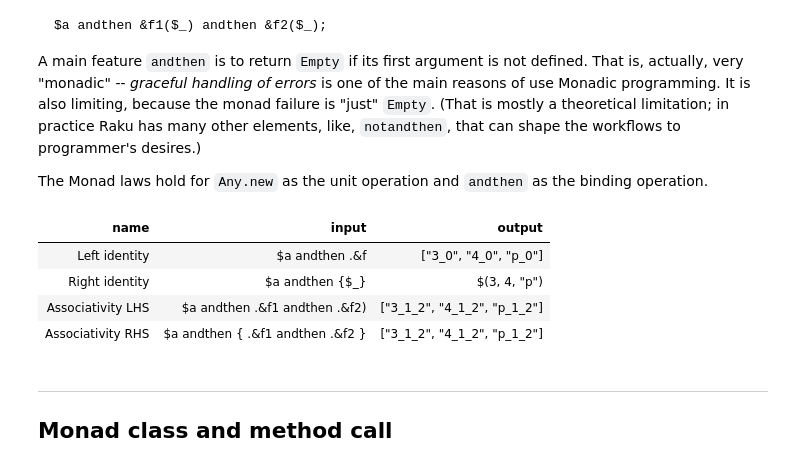
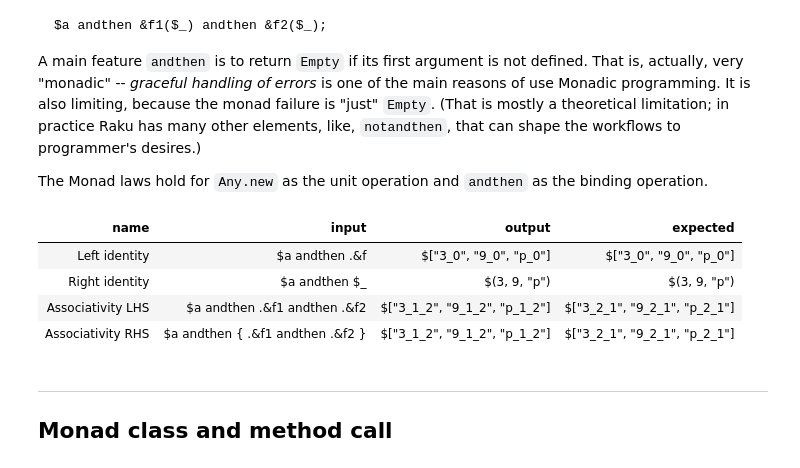
Before and after one commit to antononcube/RakuForPrediction-blog, a Jupyter notebook: Notebooks/Jupyter/Monad-laws-in-Raku.ipynb, the cells around one changed output. Drawn from its saved outputs; the diff is of its cells as text; code cells hidden in the pictures.

```diff
--- a/Notebooks/Jupyter/Monad-laws-in-Raku.ipynb
+++ b/Notebooks/Jupyter/Monad-laws-in-Raku.ipynb
@@ -338,28 +420,31 @@ The Monad laws hold for `Any.new` as the unit operation and `andthen` as the bin
 # %%
 #% html
 # Operators in the monad space
 my &f  = { Array($_) >>~>> '_0' }
 my &f1 = { Array($_) >>~>> '_1' }
 my &f2 = { Array($_) >>~>> '_2' }
 
 # Some object
-my $a = (3, 4, 'p');
+my $a = (3, 9, 'p');
 
 # Verification table
 my @tbl =
-{ name => 'Left identity',     :input( '$a andthen .&f'                   ), :output( {$a andthen .&f}().raku                    )},
-{ name => 'Right identity',    :input( '$a andthen {$_}'                  ), :output( {$a andthen {$_}}().raku                   )},
-{ name => 'Associativity LHS', :input( '$a andthen .&f1 andthen .&f2)'    ), :output( {$a andthen .&f1 andthen .&f2}().raku      )},
-{ name => 'Associativity RHS', :input( '$a andthen { .&f1 andthen .&f2 }' ), :output( {$a andthen { .&f1 andthen .&f2  }}().raku )}
+{ name => 'Left identity',     :input( '$a andthen .&f'                   ), :expected( &f($a)       )},
+{ name => 'Right identity',    :input( '$a andthen $_'                    ), :expected( $a           )},
+{ name => 'Associativity LHS', :input( '$a andthen .&f1 andthen .&f2'     ), :expected( &f1(&f2($a)) )},
+{ name => 'Associativity RHS', :input( '$a andthen { .&f1 andthen .&f2 }' ), :expected( &f1(&f2($a)) )}
 ;
 
-@tbl ==> to-html(field-names => <name input output>)
+use MONKEY-SEE-NO-EVAL;
+@tbl .= map({ $_<output> = EVAL($_<input>); $_ });
+
+@tbl ==> proof-table(:html, :raku, :highlight)
 # %% [output]
-| name | input | output |
-| Left identity | $a andthen .&f | ["3_0", "4_0", "p_0"] |
-| Right identity | $a andthen {$_} | $(3, 4, "p") |
-| Associativity LHS | $a andthen .&f1 andthen .&f2) | ["3_1_2", "4_1_2", "p_1_2"] |
-| Associativity RHS | $a andthen { .&f1 andthen .&f2 } | ["3_1_2", "4_1_2", "p_1_2"] |
+| name | input | output | expected |
+| Left identity | $a andthen .&f | $["3_0", "9_0", "p_0"] | $["3_0", "9_0", "p_0"] |
+| Right identity | $a andthen $_ | $(3, 9, "p") | $(3, 9, "p") |
+| Associativity LHS | $a andthen .&f1 andthen .&f2 | $["3_1_2", "9_1_2", "p_1_2"] | $["3_2_1", "9_2_1", "p_2_1"] |
+| Associativity RHS | $a andthen { .&f1 andthen .&f2 } | $["3_1_2", "9_1_2", "p_1_2"] | $["3_2_1", "9_2_1", "p_2_1"] |
 # %% [markdown]
 ----
 
```
Also changed, not shown: parts of 40 cells of this notebook.
